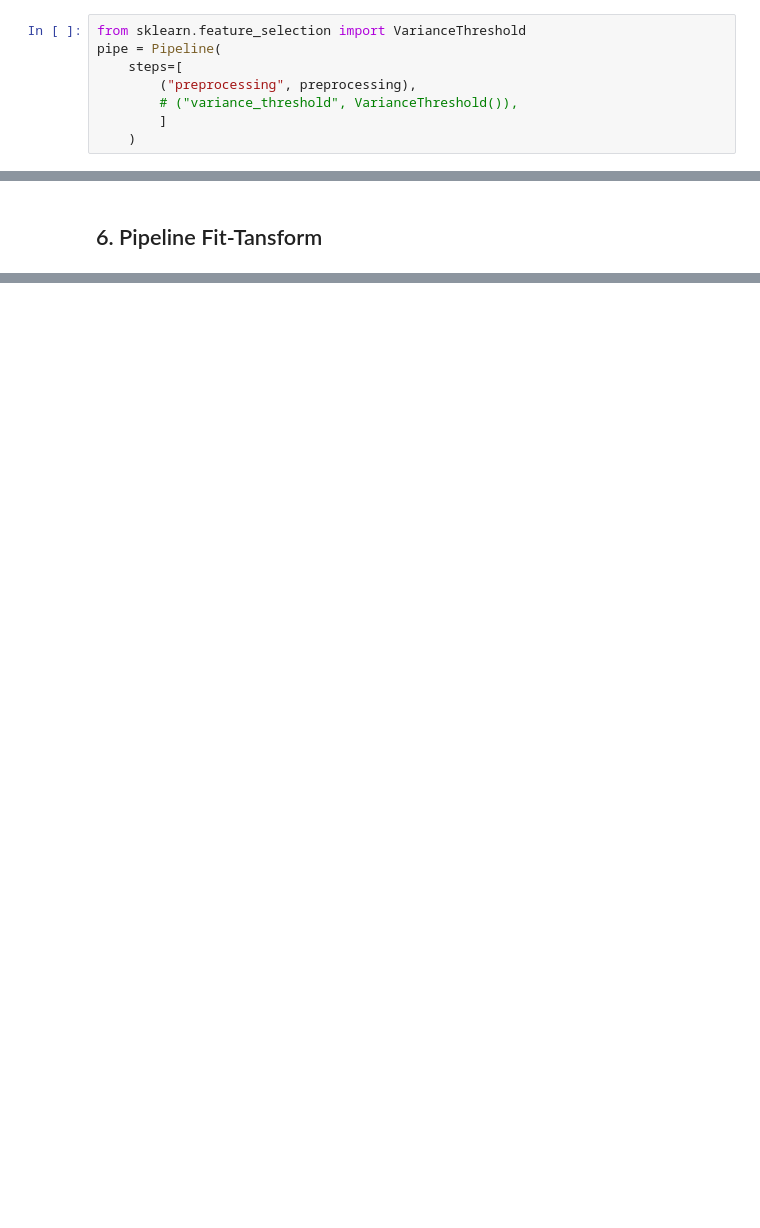
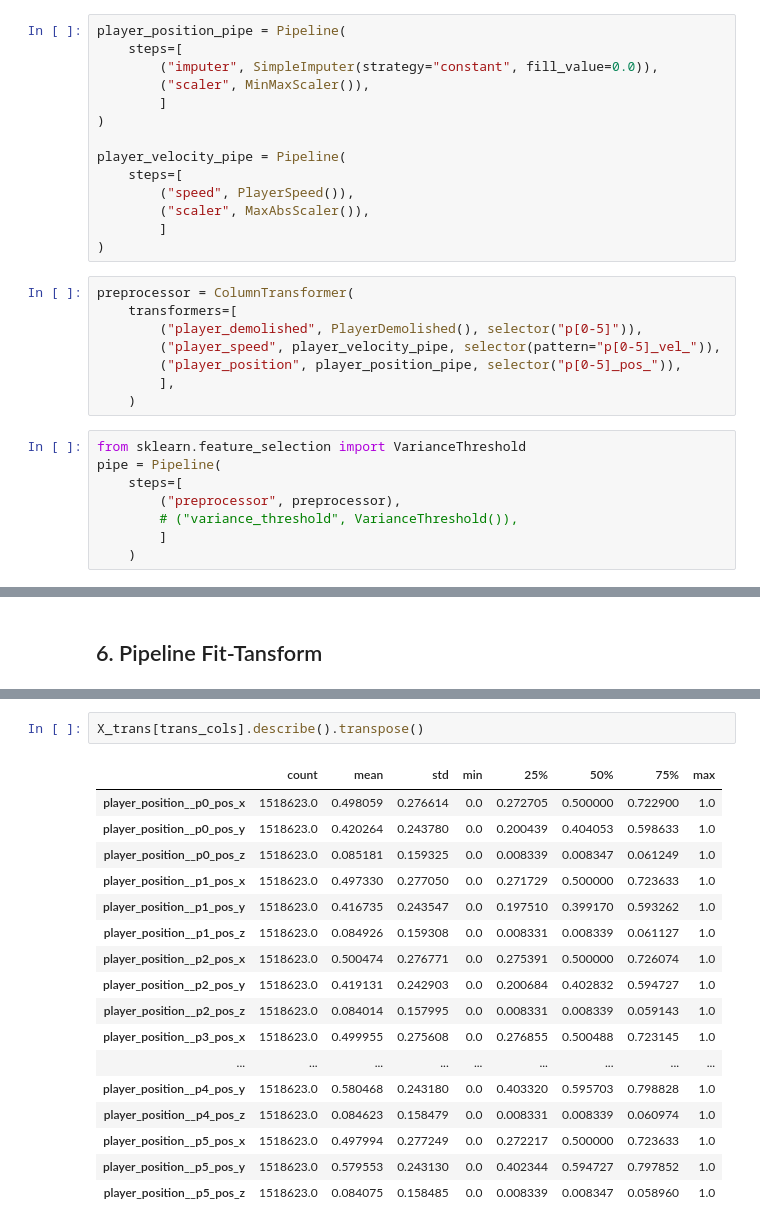
Before and after one commit to donelianc/my-kaggle-tools, a Jupyter notebook: competitions/tabular-playground-series-oct-2022/notebooks/0.0-ic-feature-engineering.ipynb, the cells around one changed output, grey strips where cells are left out. Cells and saved outputs as stored; diff of their text form; blank space fills up the shorter version.

Commit message:
Learn more about sklearn Pipeline and Transformers

```diff
--- a/competitions/tabular-playground-series-oct-2022/notebooks/0.0-ic-feature-engineering.ipynb
+++ b/competitions/tabular-playground-series-oct-2022/notebooks/0.0-ic-feature-engineering.ipynb
@@ -235,8 +238,30 @@ preprocessing = FeatureUnion(
+# %%
+player_position_pipe = Pipeline(
+    steps=[
+        ("imputer", SimpleImputer(strategy="constant", fill_value=0.0)),
+        ("scaler", MinMaxScaler()),
+        ]
+)
+
+player_velocity_pipe = Pipeline(
+    steps=[
+        ("speed", PlayerSpeed()),
+        ("scaler", MaxAbsScaler()),
+        ]
+)
+# %%
+preprocessor = ColumnTransformer(
+    transformers=[
+        ("player_demolished", PlayerDemolished(), selector("p[0-5]")),
+        ("player_speed", player_velocity_pipe, selector(pattern="p[0-5]_vel_")),
+        ("player_position", player_position_pipe, selector("p[0-5]_pos_")),
+        ],
+    )
 # %%
 from sklearn.feature_selection import VarianceThreshold
 pipe = Pipeline(
     steps=[
-        ("preprocessing", preprocessing),
+        ("preprocessor", preprocessor),
         # ("variance_threshold", VarianceThreshold()),
         ]
     )
@@ -269,0 +376,20 @@ X_trans = DataFrame(pipe.fit_transform(X_train), columns=pipe.get_feature_names_
+# %%
+X_trans[trans_cols].describe().transpose()
+# %% [output]
+|  | count | mean | std | min | 25% | 50% | 75% | max |
+| player_position__p0_pos_x | 1518623.0 | 0.498059 | 0.276614 | 0.0 | 0.272705 | 0.500000 | 0.722900 | 1.0 |
+| player_position__p0_pos_y | 1518623.0 | 0.420264 | 0.243780 | 0.0 | 0.200439 | 0.404053 | 0.598633 | 1.0 |
+| player_position__p0_pos_z | 1518623.0 | 0.085181 | 0.159325 | 0.0 | 0.008339 | 0.008347 | 0.061249 | 1.0 |
+| player_position__p1_pos_x | 1518623.0 | 0.497330 | 0.277050 | 0.0 | 0.271729 | 0.500000 | 0.723633 | 1.0 |
+| player_position__p1_pos_y | 1518623.0 | 0.416735 | 0.243547 | 0.0 | 0.197510 | 0.399170 | 0.593262 | 1.0 |
+| player_position__p1_pos_z | 1518623.0 | 0.084926 | 0.159308 | 0.0 | 0.008331 | 0.008339 | 0.061127 | 1.0 |
+| player_position__p2_pos_x | 1518623.0 | 0.500474 | 0.276771 | 0.0 | 0.275391 | 0.500000 | 0.726074 | 1.0 |
+| player_position__p2_pos_y | 1518623.0 | 0.419131 | 0.242903 | 0.0 | 0.200684 | 0.402832 | 0.594727 | 1.0 |
+| player_position__p2_pos_z | 1518623.0 | 0.084014 | 0.157995 | 0.0 | 0.008331 | 0.008339 | 0.059143 | 1.0 |
+| player_position__p3_pos_x | 1518623.0 | 0.499955 | 0.275608 | 0.0 | 0.276855 | 0.500488 | 0.723145 | 1.0 |
+| ... | ... | ... | ... | ... | ... | ... | ... | ... |
+| player_position__p4_pos_y | 1518623.0 | 0.580468 | 0.243180 | 0.0 | 0.403320 | 0.595703 | 0.798828 | 1.0 |
+| player_position__p4_pos_z | 1518623.0 | 0.084623 | 0.158479 | 0.0 | 0.008331 | 0.008339 | 0.060974 | 1.0 |
+| player_position__p5_pos_x | 1518623.0 | 0.497994 | 0.277249 | 0.0 | 0.272217 | 0.500000 | 0.723633 | 1.0 |
+| player_position__p5_pos_y | 1518623.0 | 0.579553 | 0.243130 | 0.0 | 0.402344 | 0.594727 | 0.797852 | 1.0 |
+| player_position__p5_pos_z | 1518623.0 | 0.084075 | 0.158485 | 0.0 | 0.008339 | 0.008347 | 0.058960 | 1.0 |
```
Also changed, not shown: parts of 16 cells of this notebook.
